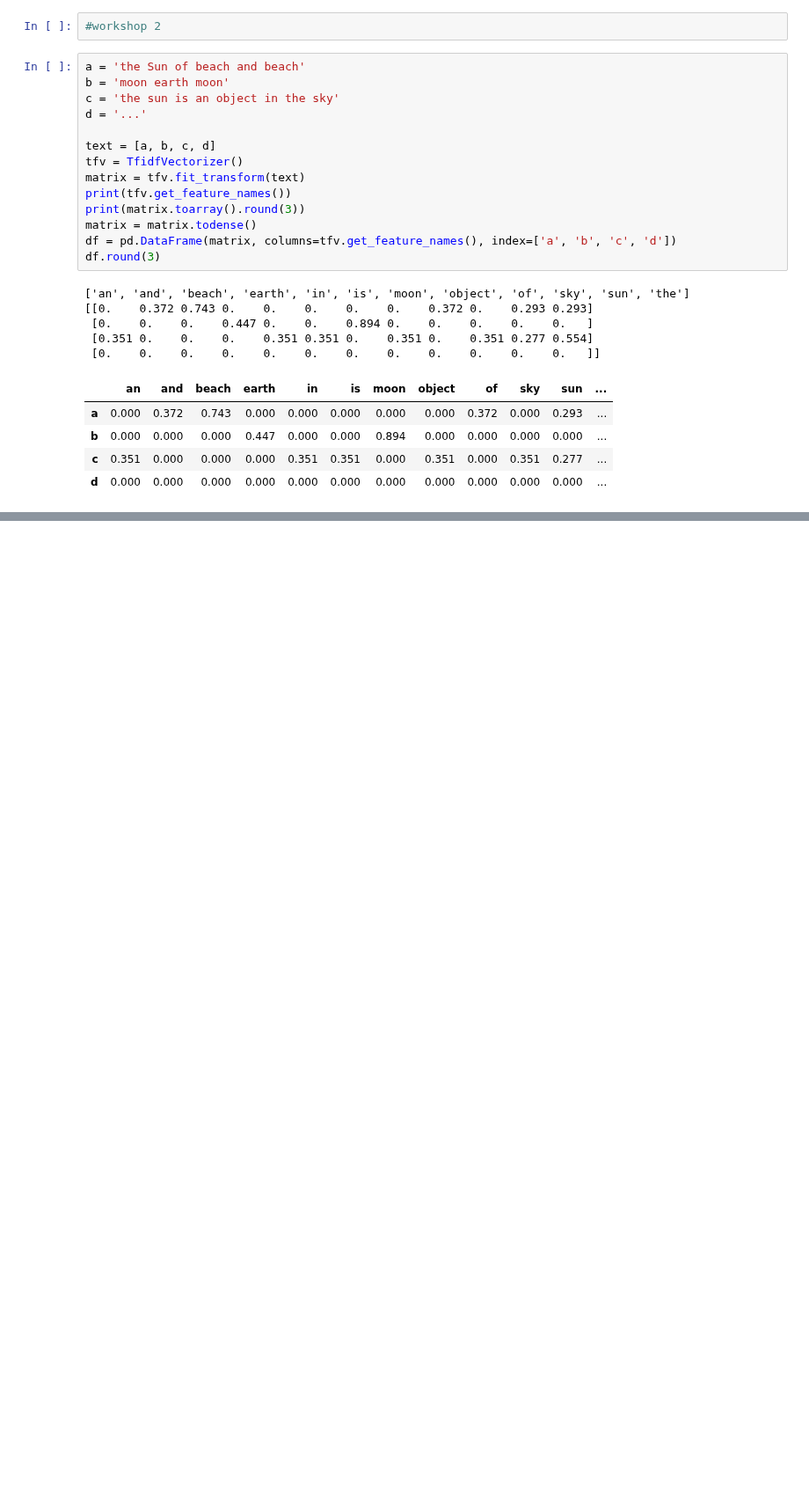
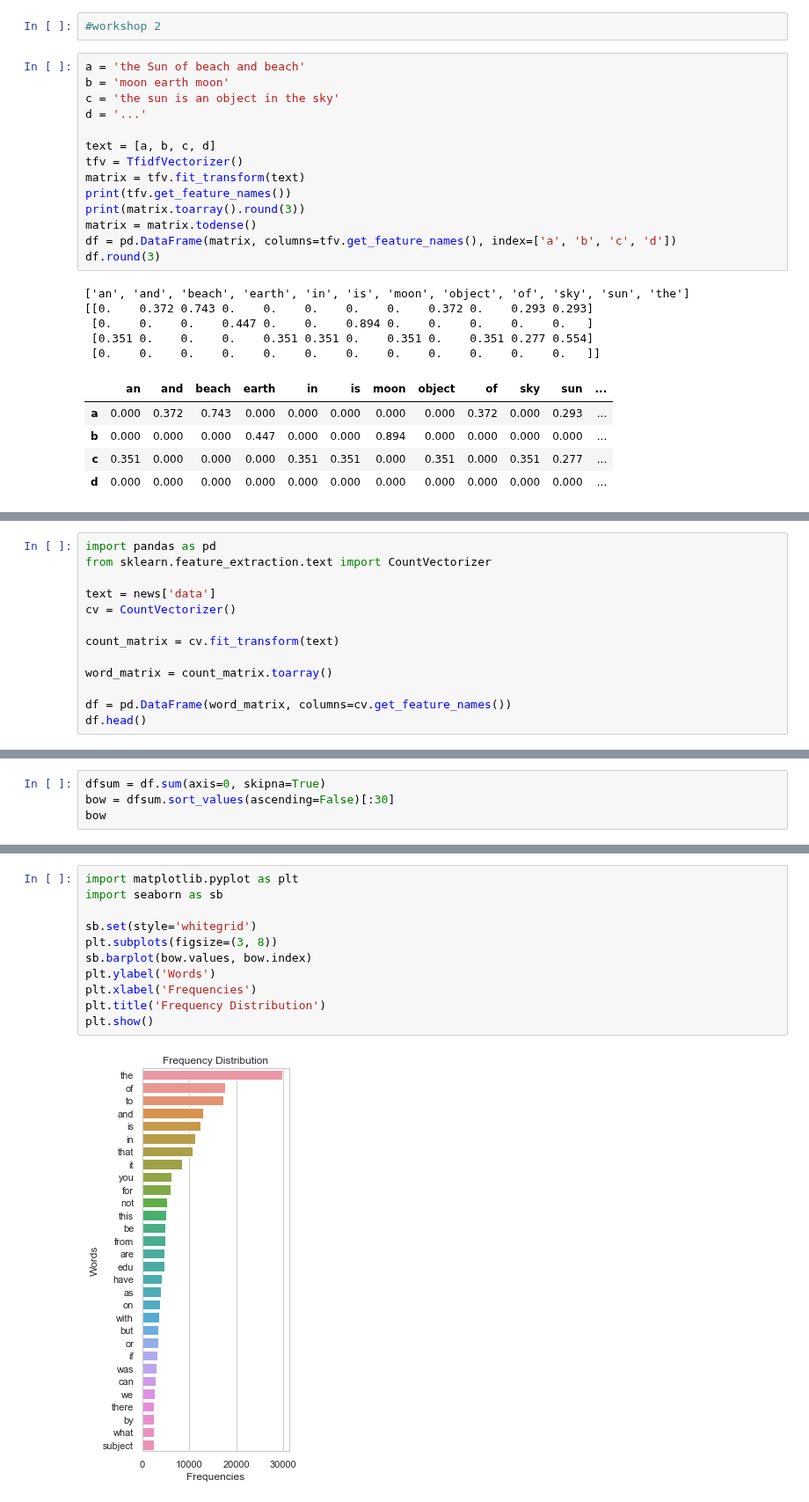
Before and after one commit to aukrit1993/my_machine_learning, a Jupyter notebook: chapter_23.ipynb, the cells around one changed output, grey strips where cells are left out. Shown at 88% size. Drawn from its saved outputs; the diff is of its cells as text; blank space fills up the shorter version.

```diff
--- a/chapter_23.ipynb
+++ b/chapter_23.ipynb
@@ -77,0 +146,13 @@ df.round(3)
+# %%
+import pandas as pd
+from sklearn.feature_extraction.text import CountVectorizer
+
+text = news['data']
+cv = CountVectorizer()
+
+count_matrix = cv.fit_transform(text)
+
+word_matrix = count_matrix.toarray()
+
+df = pd.DataFrame(word_matrix, columns=cv.get_feature_names())
+df.head()
@@ -77,0 +180,4 @@ df.round(3)
+# %%
+dfsum = df.sum(axis=0, skipna=True)
+bow = dfsum.sort_values(ascending=False)[:30]
+bow
@@ -77,0 +202,13 @@ df.round(3)
+# %%
+import matplotlib.pyplot as plt
+import seaborn as sb
+
+sb.set(style='whitegrid')
+plt.subplots(figsize=(3, 8))
+sb.barplot(bow.values, bow.index)
+plt.ylabel('Words')
+plt.xlabel('Frequencies')
+plt.title('Frequency Distribution')
+plt.show()
+# %% [output]
+[figure, added]
```
Also changed, not shown: parts of 21 cells of this notebook.
